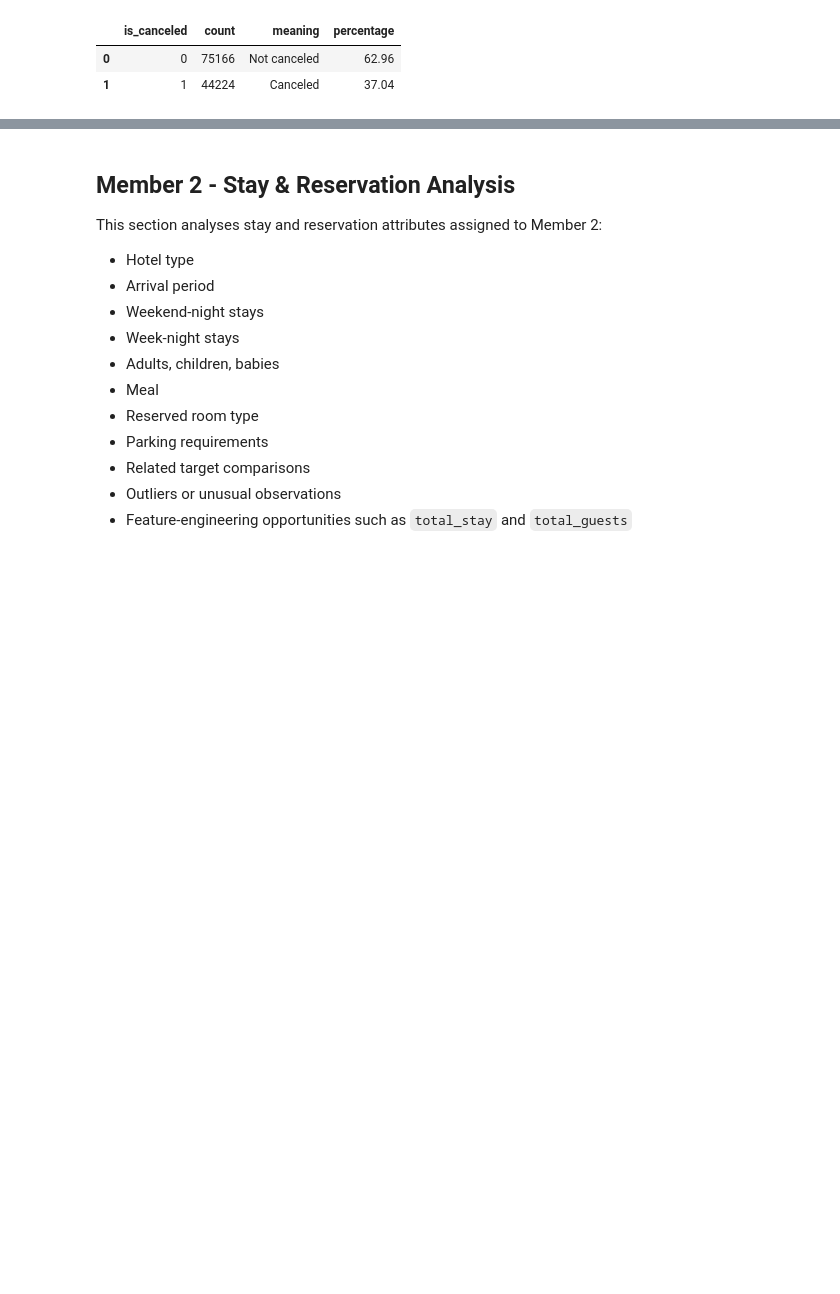
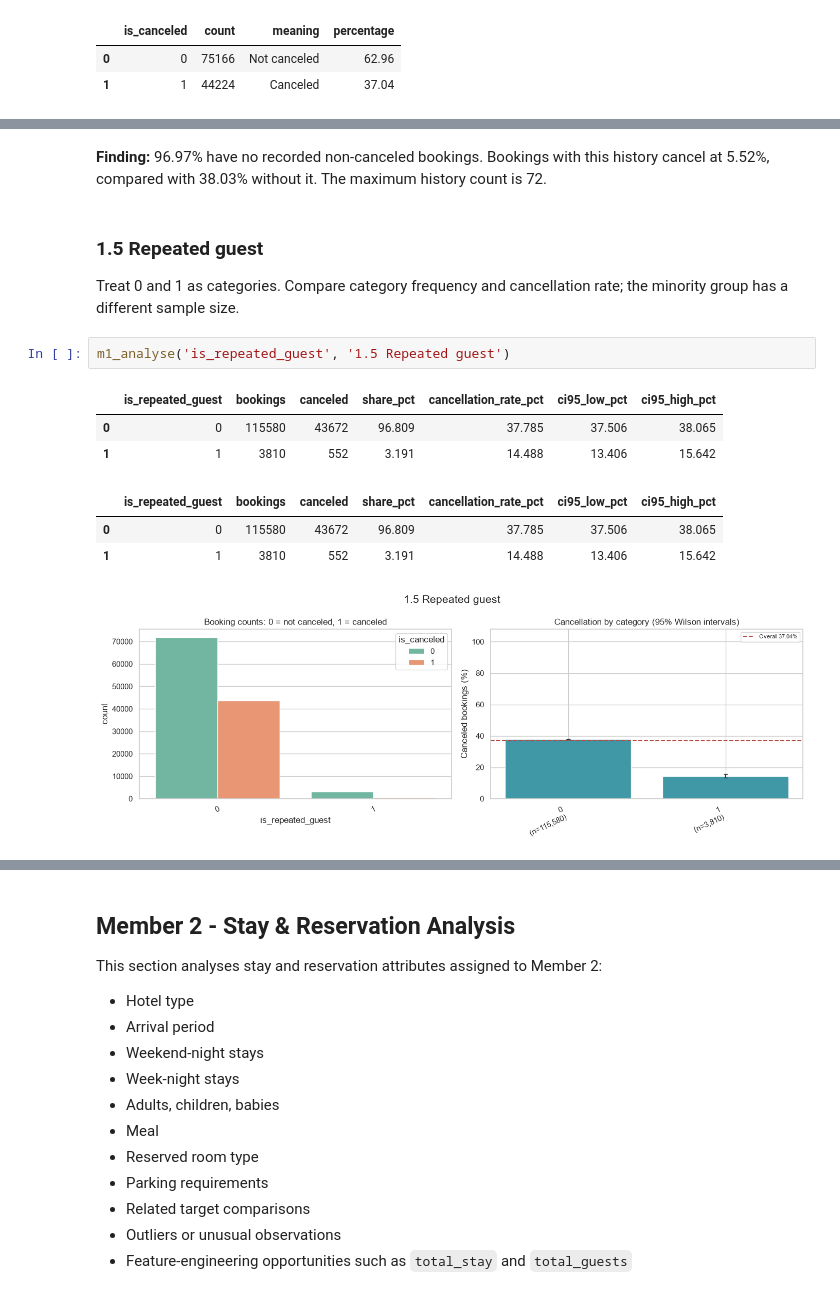
Before and after one commit to Manesha03/IT3051-FDM-Mini-Project-2026, a Jupyter notebook: 02_EDA/EDA.ipynb, the cells around one changed output, grey strips where cells are left out. Saved outputs shown, nothing was run; the diff lists cells and outputs as text; blank space fills up the shorter version.

```diff
--- a/02_EDA/EDA.ipynb
+++ b/02_EDA/EDA.ipynb
@@ -72,0 +325,16 @@ This section is reserved for Member 1. Suggested variables include lead time, pr
+# %% [markdown]
+**Finding:** 96.97% have no recorded non-canceled bookings. Bookings with this history cancel at 5.52%, compared with 38.03% without it. The maximum history count is 72.
+# %% [markdown]
+### 1.5 Repeated guest
+
+Treat 0 and 1 as categories. Compare category frequency and cancellation rate; the minority group has a different sample size.
+# %%
+m1_analyse('is_repeated_guest', '1.5 Repeated guest')
+# %% [output]
+|  | is_repeated_guest | bookings | canceled | share_pct | cancellation_rate_pct | ci95_low_pct | ci95_high_pct |
+| 0 | 0 | 115580 | 43672 | 96.809 | 37.785 | 37.506 | 38.065 |
+| 1 | 1 | 3810 | 552 | 3.191 | 14.488 | 13.406 | 15.642 |
+|  | is_repeated_guest | bookings | canceled | share_pct | cancellation_rate_pct | ci95_low_pct | ci95_high_pct |
+| 0 | 0 | 115580 | 43672 | 96.809 | 37.785 | 37.506 | 38.065 |
+| 1 | 1 | 3810 | 552 | 3.191 | 14.488 | 13.406 | 15.642 |
+[figure, added]
```
Also changed, not shown: parts of 33 cells of this notebook, 11 other files.
